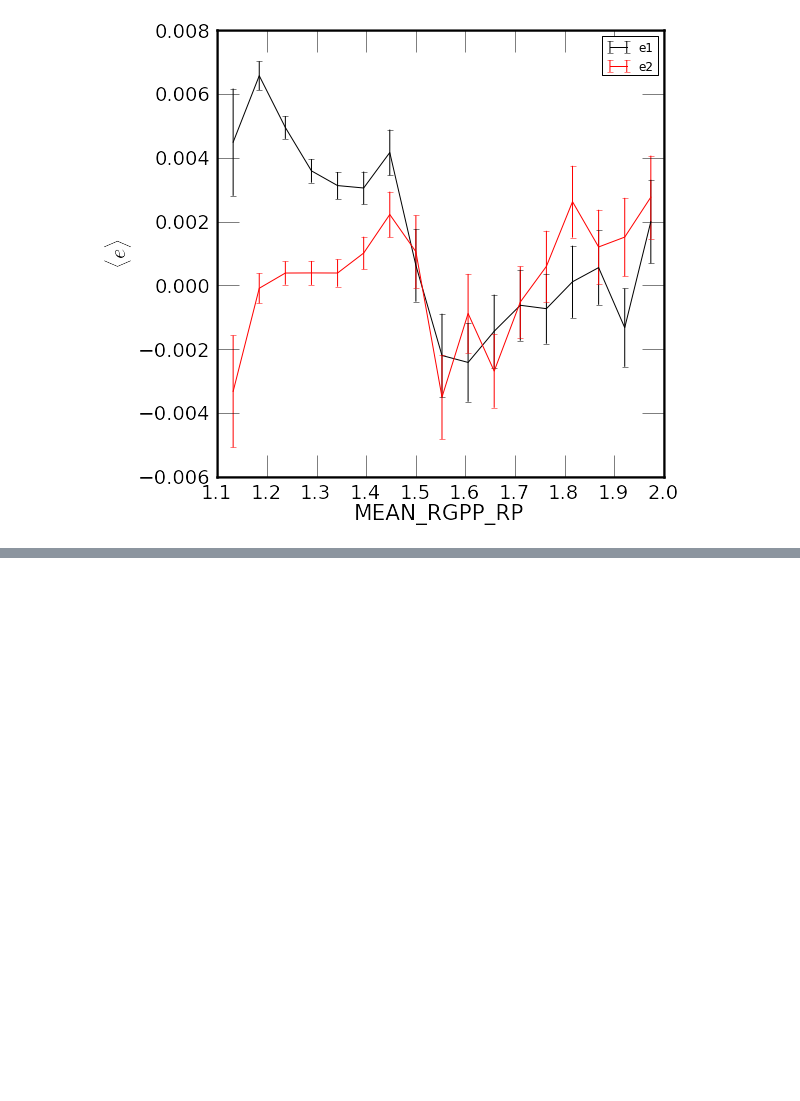
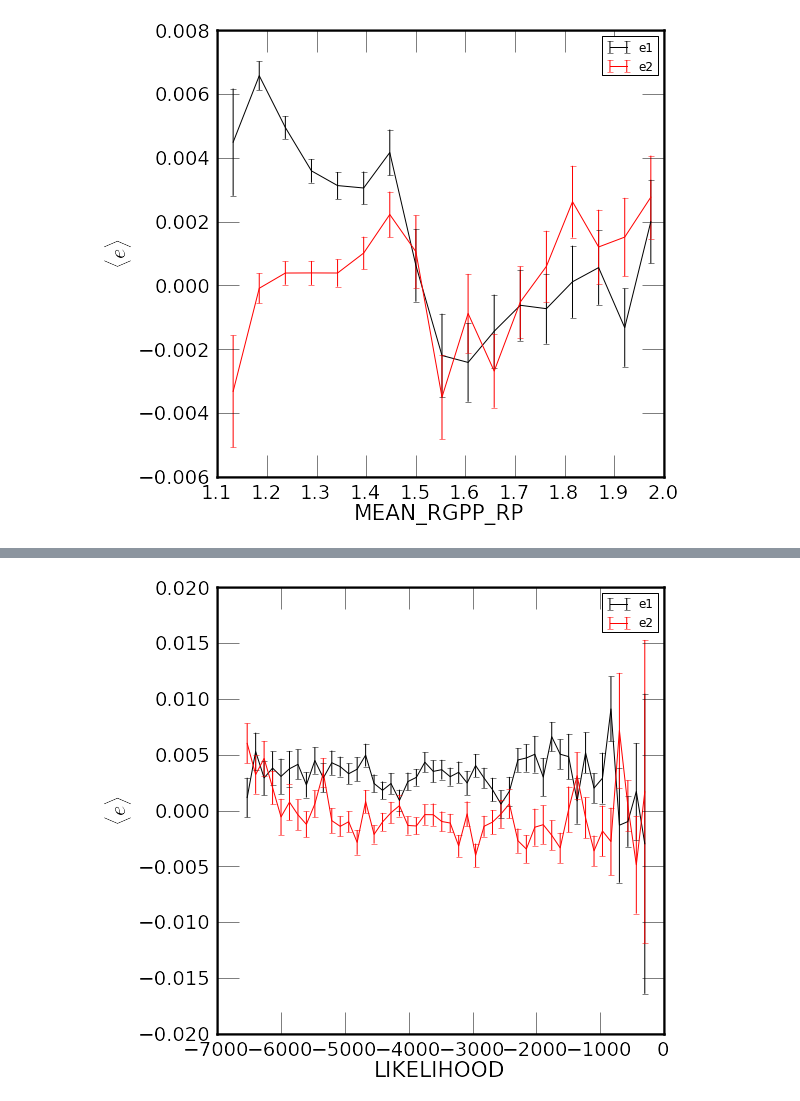
Before and after one commit to vvinuv/ipynb, a Jupyter notebook: im3shape_v6.ipynb, the cells around one changed output, grey strips where cells are left out. Saved outputs shown, nothing was run; the diff lists cells and outputs as text; code cells hidden in the pictures; blank space fills up the shorter version.

```diff
--- a/im3shape_v6.ipynb
+++ b/im3shape_v6.ipynb
@@ -266,0 +275,4 @@ bas.plot_q(iim3[spte]['MEAN_RGPP_RP'], iim3[spte]['e1'], iim3[spte]['e2'], 1, 2.
+# %%
+bas.plot_q(iim3[spte]['LIKELIHOOD'], iim3[spte]['e1'], iim3[spte]['e2'], -6600, -100., 50, 'LIKELIHOOD', figsize=(8,8))
+# %% [output]
+[figure, added]
```
Also changed, not shown: parts of 3 cells of this notebook.
